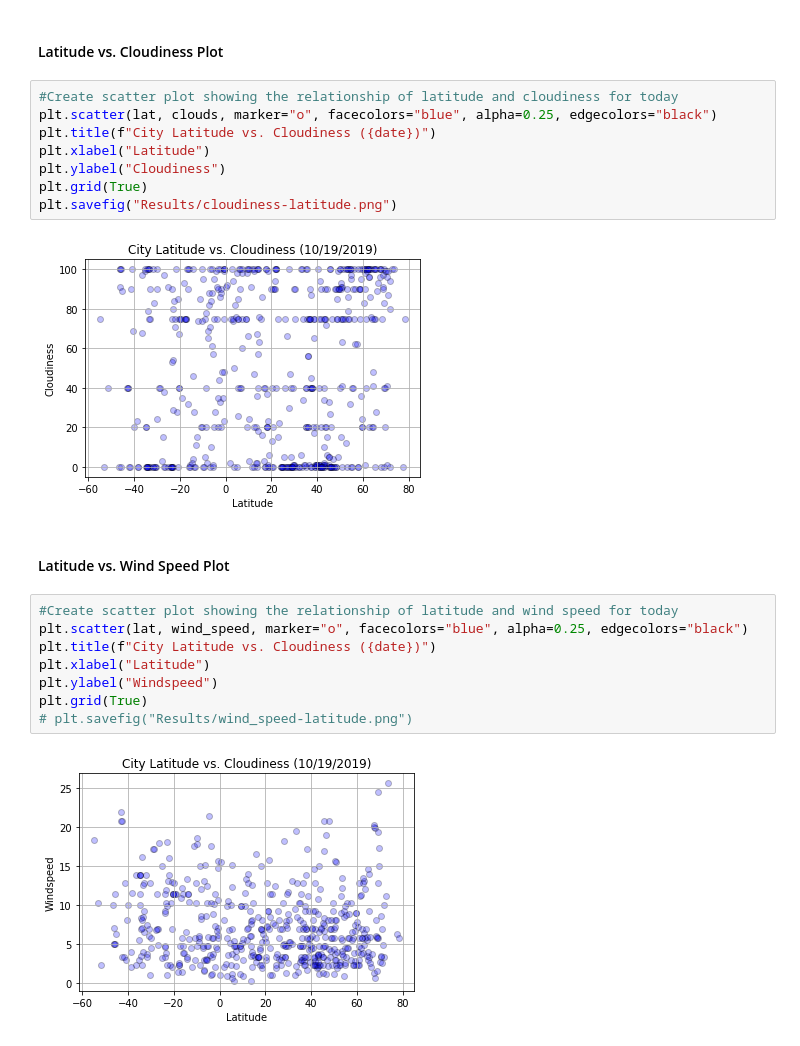
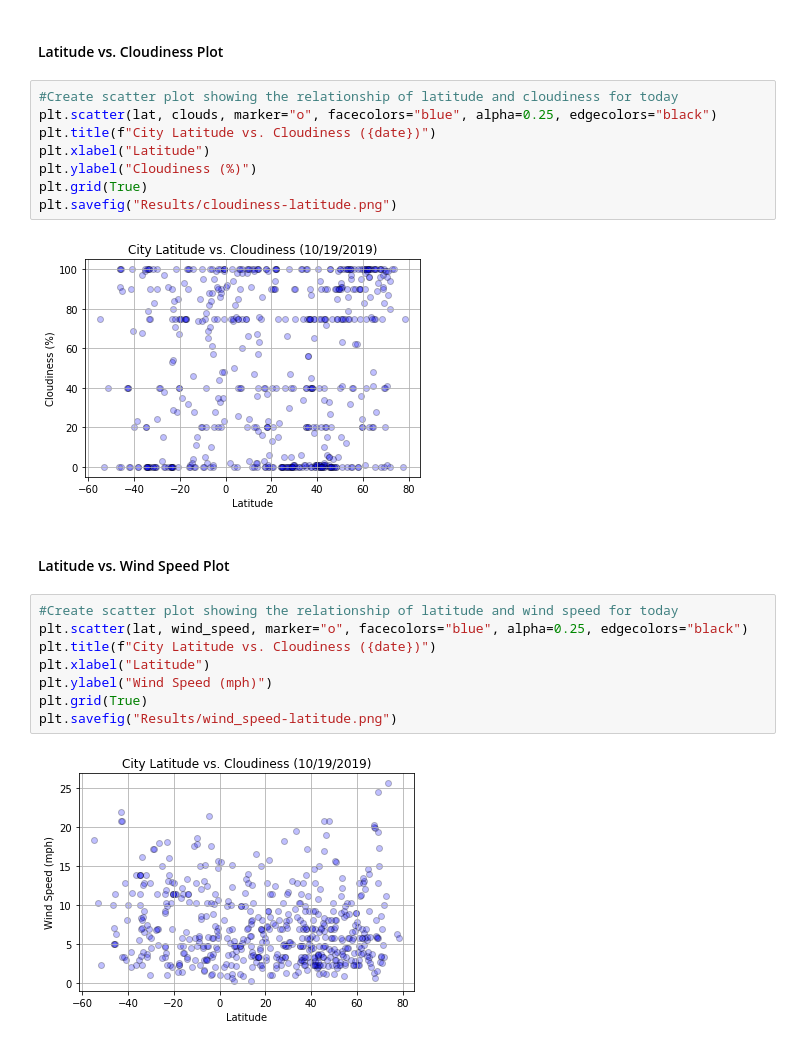
Before and after one commit to linmck/python-api-challenge, a Jupyter notebook: WeatherPy/WeatherPy_LAM.ipynb, the cells around one changed output. Saved outputs shown, nothing was run; the diff lists cells and outputs as text.

```diff
--- a/WeatherPy/WeatherPy_LAM.ipynb
+++ b/WeatherPy/WeatherPy_LAM.ipynb
@@ -192,20 +192,20 @@ plt.savefig("Results/humidity-latitude.png")
 plt.scatter(lat, clouds, marker="o", facecolors="blue", alpha=0.25, edgecolors="black")
 plt.title(f"City Latitude vs. Cloudiness ({date})")
 plt.xlabel("Latitude")
-plt.ylabel("Cloudiness")
+plt.ylabel("Cloudiness (%)")
 plt.grid(True)
 plt.savefig("Results/cloudiness-latitude.png")
 # %% [output]
-[figure, old version]
+[figure, new version]
 # %% [markdown]
 #### Latitude vs. Wind Speed Plot
 # %%
 #Create scatter plot showing the relationship of latitude and wind speed for today
 plt.scatter(lat, wind_speed, marker="o", facecolors="blue", alpha=0.25, edgecolors="black")
 plt.title(f"City Latitude vs. Cloudiness ({date})")
 plt.xlabel("Latitude")
-plt.ylabel("Windspeed")
+plt.ylabel("Wind Speed (mph)")
 plt.grid(True)
-# plt.savefig("Results/wind_speed-latitude.png")
+plt.savefig("Results/wind_speed-latitude.png")
 # %% [output]
-[figure, old version]
+[figure, new version]
```
Also changed, not shown: parts of 1 cell of this notebook.
